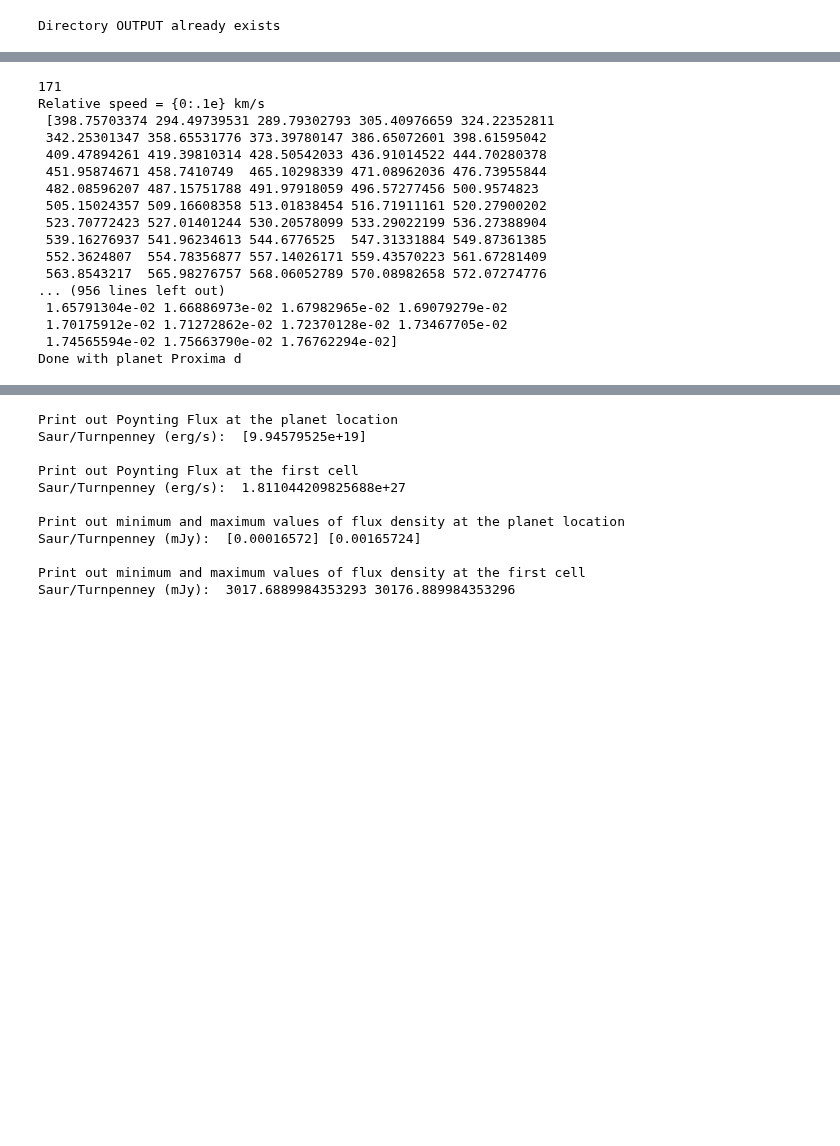
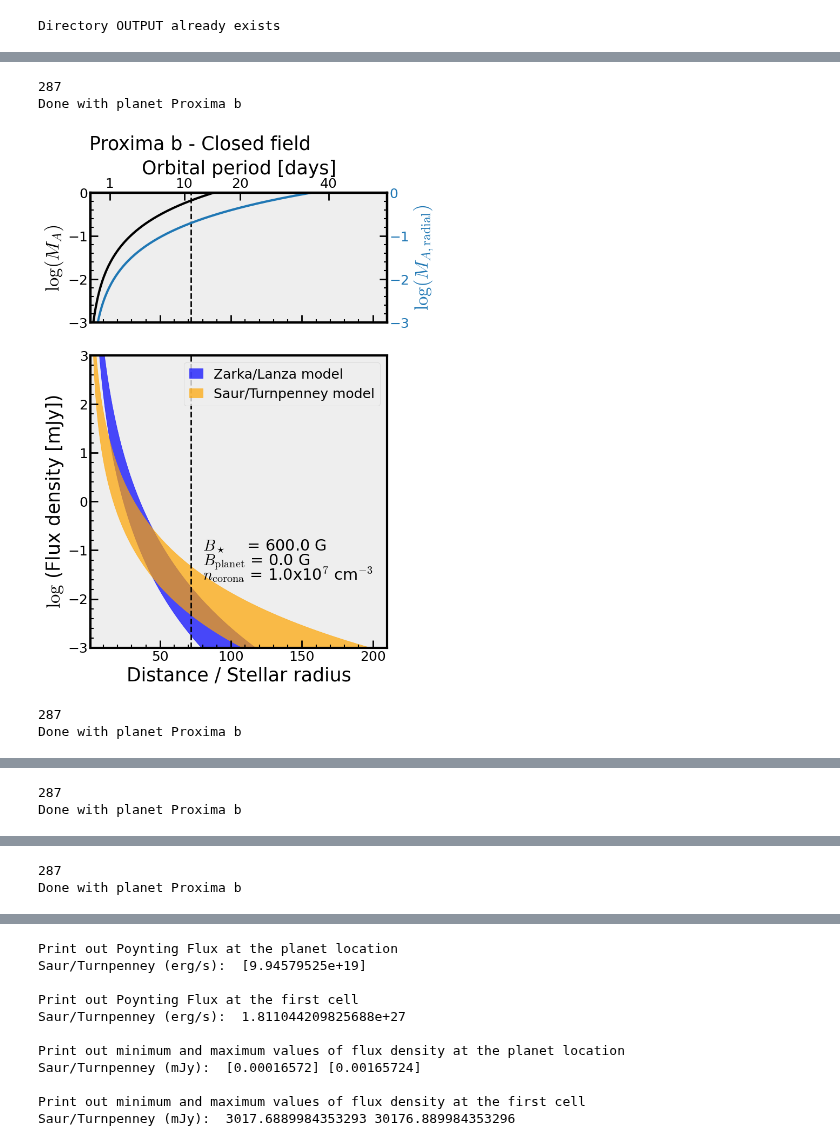
Before and after one commit to mapereztorres/spirou, a Jupyter notebook: SPI.ipynb, the cells around one changed output, grey strips where cells are left out. Drawn from its saved outputs; the diff is of its cells as text; code cells hidden in the pictures; blank space fills up the shorter version.

Commit message:
Added plot for M_A_radial

```diff
--- a/SPI.ipynb
+++ b/SPI.ipynb
@@ -422,13 +423,13 @@ for indi in star_array:
 
             M_A_radial = np.abs(v_sw / v_alf_r)
 
-            print('Relative speed = {0:.1e} km/s \n', format(v_rel/1e5))
-            print('Alfvén speed   = {0:.1e} km/s \n', format(v_alf/1e5))
-            print('Alfvén Mach number = {0:.3f} \n', format(M_A))
+            #print('Relative speed = {0:.1e} km/s \n', format(v_rel/1e5))
+            #print('Alfvén speed   = {0:.1e} km/s \n', format(v_alf/1e5))
+            #print('Alfvén Mach number = {0:.3f} \n', format(M_A))
 
-            print('Wind speed   = {0:.1e} km/s \n', format(v_sw/1e5))
-            print('Alfvén radial speed = {0:.1e} km/s \n', format(v_alf_r/1e5))
-            print('Alfvén radial Mach number = {0:.3f} \n', format(M_A_radial))
+            #print('Wind speed   = {0:.1e} km/s \n', format(v_sw/1e5))
+            #print('Alfvén radial speed = {0:.1e} km/s \n', format(v_alf_r/1e5))
+            #print('Alfvén radial Mach number = {0:.3f} \n', format(M_A_radial))
 
             # defines whether planet is unmagnetized (Bp0=0), or magnetized (Bp0 = 1)
             Bp0 = Bp0_arr[ind1]
@@ -614,7 +615,7 @@ for indi in star_array:
 
             #
             #ax1.plot(x, np.log10(M_A), lw=lw)
-            ax1.plot(x, np.log10(M_A), lw=lw)
+            ax1.plot(x, np.log10(M_A), color='k', lw=lw)
             #ax2.plot(x, y_min, lw=lw, color='orange', lw=lw, label="Saur/Turnpenney model")
             #ax2.plot(x, y_max, lw=lw, color='orange')
 
@@ -638,7 +639,6 @@ for indi in star_array:
             ax1.tick_params(top=False,which='both')
             ax1.set_xticklabels([])
             #ax2.tick_params(labeltop=False, labelright=True)
-
 
             xmin = np.amin(d_orb)/R_star
             xmax = np.amax(d_orb)/R_star
@@ -675,6 +675,16 @@ for indi in star_array:
             ax2.set_xlabel(r"Distance / Stellar radius")
             ax1.set_ylabel(r"${\rm log} (M_A)$")
             ax2.set_ylabel(r"${\rm log}$ (Flux density [mJy])")
+
+            #Draw also Alfven radial Mach number
+            ax12 = ax1.twinx() #instantiate 2nd axes that shares the same x-axis
+            ax12.set_ylim([-3,0])
+
+            color = 'tab:blue'
+            ax12.set_ylabel('')
+            ax12.plot(x, np.log10(M_A_radial), color=color, lw=lw)
+            ax12.set_ylabel(r"${\rm log} (M_{A, \rm radial})$", color=color)
+            ax12.tick_params(axis='y', labelcolor=color)
 
             # draw 3*rms upper limit
             draw_rms = 0
@@ -725,50 +735,38 @@ for indi in star_array:
             plt.tight_layout()
 
             # Variable to send output to files (output=1), or show them in the notebook (output = 0)
-            output = 1
+            output = 0
 
             if output:
                 common_string = str(B_star)+"G"+"-Bplanet"+str(Bp[loc_pl])+"G"
                 if open_field:
                     ax1.text(x=0, y=1, s= Exoplanet + " - Open field")
                     out = Exoplanet + "-Open-Bstar"+ common_string
                 else:
                     ax1.text(x=0, y=1, s= Exoplanet + " - Closed field")
                     out = Exoplanet + "-Closed-Bstar"+ common_string
 
                 outfilePDF = os.path.join(outdir, outfile+".pdf")
                 plt.savefig(outfilePDF)
                 plt.close()
             else:
                 plt.show()
 
 
 
             outfileTXT = os.path.join(outdir, outfile+'.txt')
             with open(outfileTXT, 'w') as f:
                 f.write('# INPUT PARAMETERS:  ########\n')
                 #f.write('B_star = {0:.0f} G; B_planet = {1:.0f} G\n'.format(B_star, Bp[loc_pl]))
                 f.write('T_corona = {0:.0e} K\n'.format(T_corona))
                 f.write('Stellar wind particle density at the base = {0:.0e} cm-3\n\n'.format(n_sw_base))
                 f.write('# OUTPUT PARAMETERS: ########\n')
                 f.write('ECMI freq (fundamental) = {0:.0f} MHz\n'.format(gyrofreq/1e6))
                 f.write('Flux_ST: ({0}, {1}) mJy\n'.format(Flux_r_S_min[loc_pl], Flux_r_S_max[loc_pl]))
                 f.write('Flux_ZL: ({0}, {1}) mJy\n'.format(Flux_r_S_ZL_min[loc_pl], Flux_r_S_ZL_max[loc_pl]))
 # %% [output]
-171
-Relative speed = {0:.1e} km/s
- [398.75703374 294.49739531 289.79302793 305.40976659 324.22352811
- 342.25301347 358.65531776 373.39780147 386.65072601 398.61595042
- 409.47894261 419.39810314 428.50542033 436.91014522 444.70280378
- 451.95874671 458.7410749  465.10298339 471.08962036 476.73955844
- 482.08596207 487.15751788 491.97918059 496.57277456 500.9574823
- 505.15024357 509.16608358 513.01838454 516.71911161 520.27900202
- 523.70772423 527.01401244 530.20578099 533.29022199 536.27388904
- 539.16276937 541.96234613 544.6776525  547.31331884 549.87361385
- 552.3624807  554.78356877 557.14026171 559.43570223 561.67281409
- 563.8543217  565.98276757 568.06052789 570.08982658 572.07274776
-... (956 lines left out)
- 1.65791304e-02 1.66886973e-02 1.67982965e-02 1.69079279e-02
- 1.70175912e-02 1.71272862e-02 1.72370128e-02 1.73467705e-02
- 1.74565594e-02 1.75663790e-02 1.76762294e-02]
-Done with planet Proxima d
+287
+Done with planet Proxima b
+[figure, added]
+287
+Done with planet Proxima b
@@ -774,0 +774,2 @@ Done with planet Proxima d
+287
+Done with planet Proxima b
@@ -774,0 +777,2 @@ Done with planet Proxima d
+287
+Done with planet Proxima b
```
Also changed, not shown: parts of 3 cells of this notebook.
